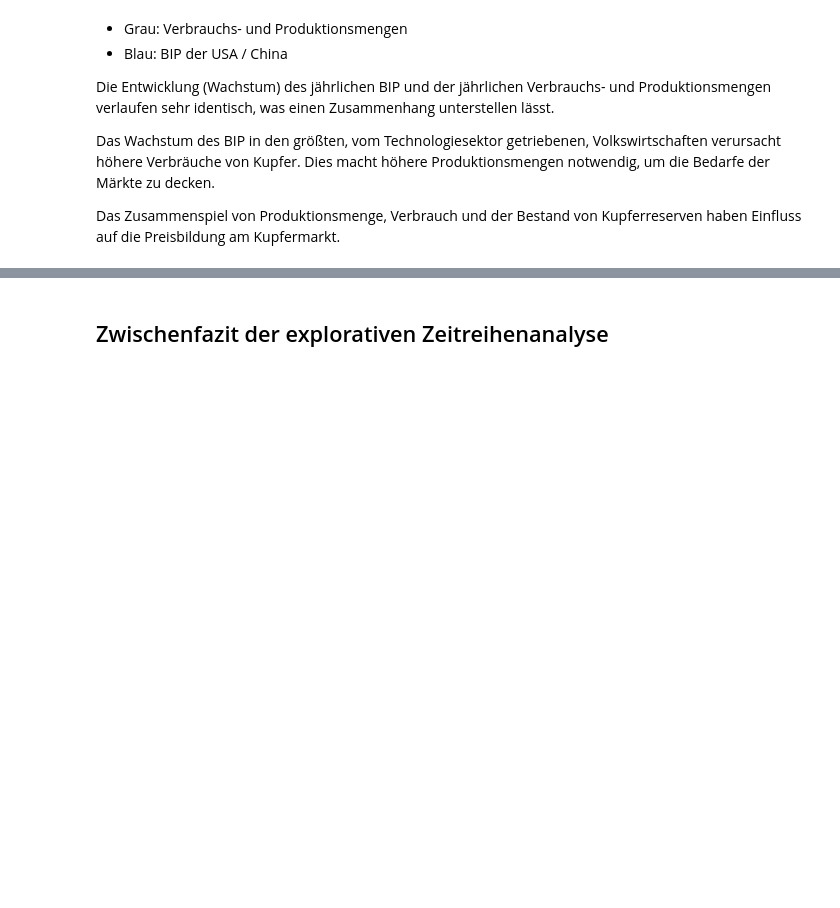
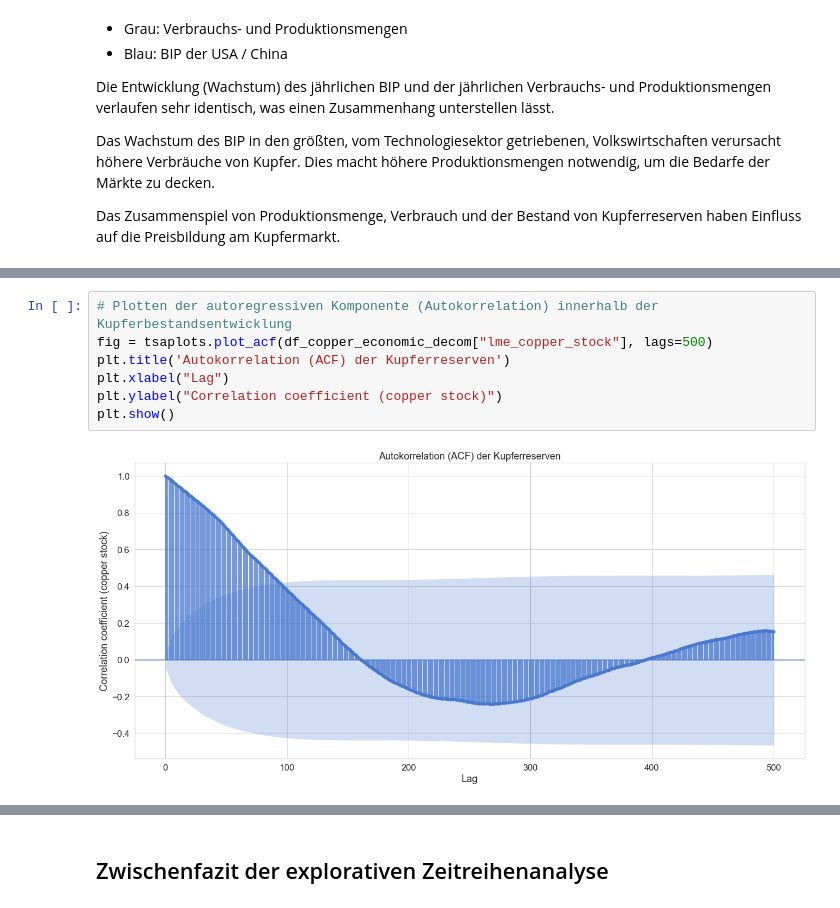
Before and after one commit to andreashrb/Python_for_ML_Project, a Jupyter notebook: interim_results/Copper_DataExploration_Sebastian.ipynb, the cells around one changed output, grey strips where cells are left out. Drawn from its saved outputs; the diff is of its cells as text; blank space fills up the shorter version.

```diff
--- a/interim_results/Copper_DataExploration_Sebastian.ipynb
+++ b/interim_results/Copper_DataExploration_Sebastian.ipynb
@@ -682,0 +669,9 @@ plt.show()
+# %%
+# Plotten der autoregressiven Komponente (Autokorrelation) innerhalb der Kupferbestandsentwicklung
+fig = tsaplots.plot_acf(df_copper_economic_decom["lme_copper_stock"], lags=500)
+plt.title('Autokorrelation (ACF) der Kupferreserven')
+plt.xlabel("Lag")
+plt.ylabel("Correlation coefficient (copper stock)")
+plt.show()
+# %% [output]
+[figure, added]
```
Also changed, not shown: parts of 39 cells of this notebook.
